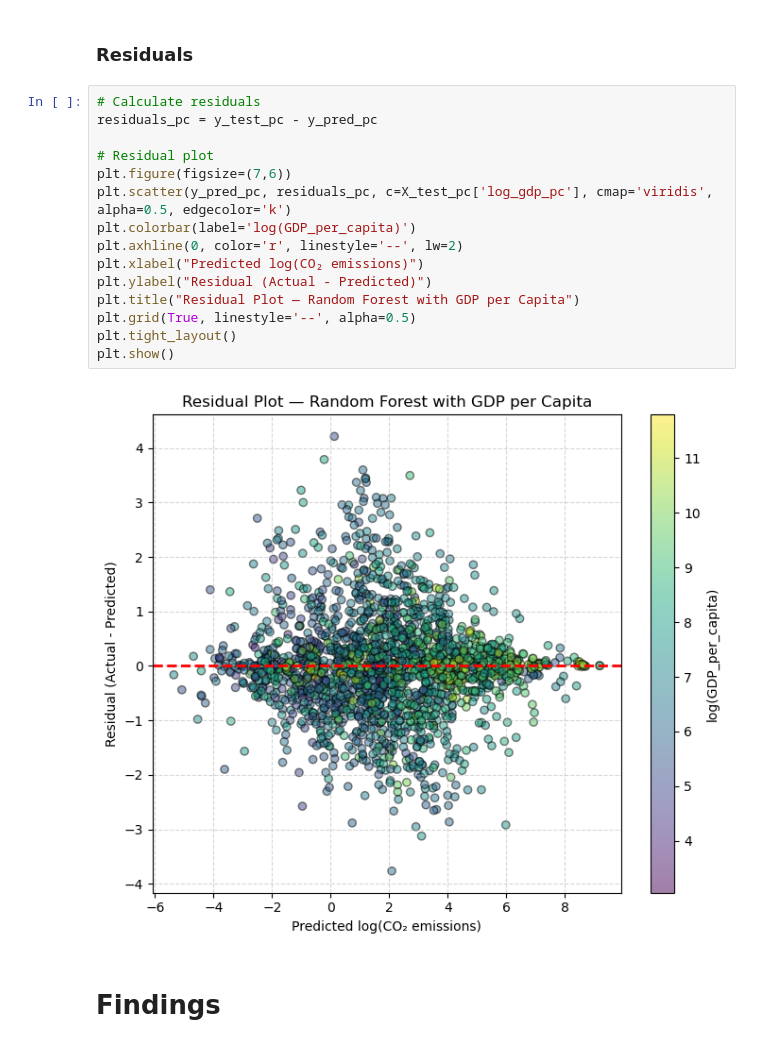
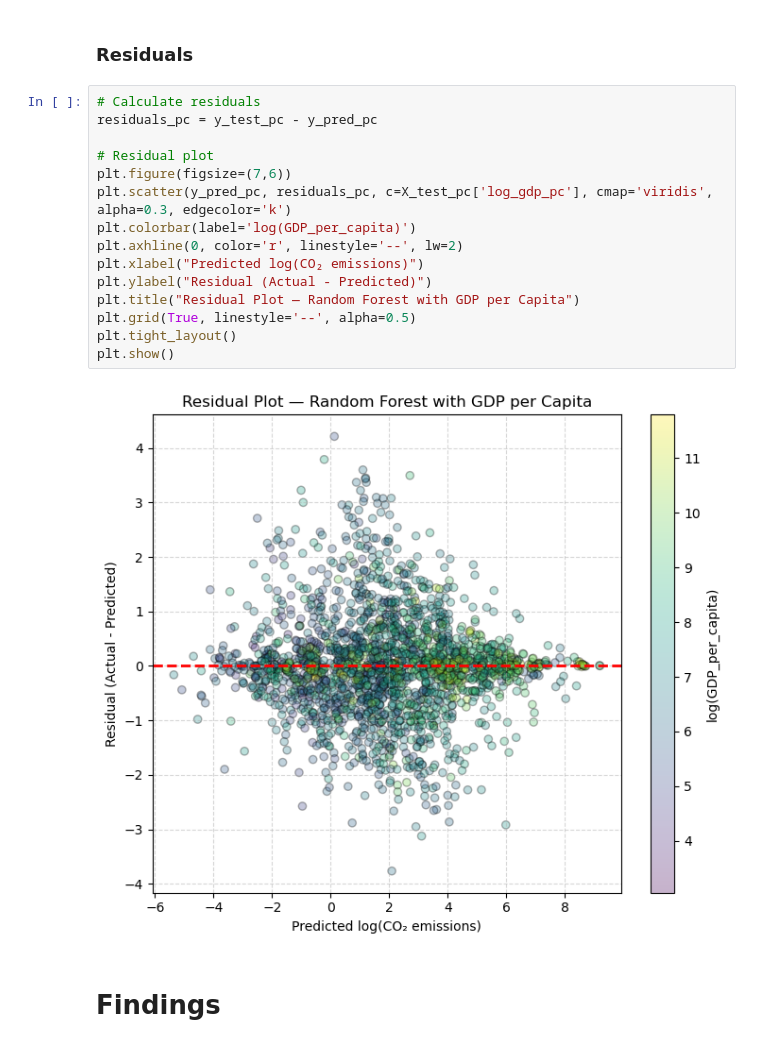
Before and after one commit to BurakJalohaukka/co2-gdp-eda-ml, a Jupyter notebook: co2_vs_gdp.ipynb, the cells around one changed output. Saved outputs shown, nothing was run; the diff lists cells and outputs as text.

```diff
--- a/co2_vs_gdp.ipynb
+++ b/co2_vs_gdp.ipynb
@@ -434,20 +434,20 @@ plt.show()
 # %%
 # Calculate residuals
 residuals_pc = y_test_pc - y_pred_pc
 
 # Residual plot
 plt.figure(figsize=(7,6))
-plt.scatter(y_pred_pc, residuals_pc, c=X_test_pc['log_gdp_pc'], cmap='viridis', alpha=0.5, edgecolor='k')
+plt.scatter(y_pred_pc, residuals_pc, c=X_test_pc['log_gdp_pc'], cmap='viridis', alpha=0.3, edgecolor='k')
 plt.colorbar(label='log(GDP_per_capita)')
 plt.axhline(0, color='r', linestyle='--', lw=2)
 plt.xlabel("Predicted log(CO₂ emissions)")
 plt.ylabel("Residual (Actual - Predicted)")
 plt.title("Residual Plot — Random Forest with GDP per Capita")
 plt.grid(True, linestyle='--', alpha=0.5)
 plt.tight_layout()
 plt.show()
 # %% [output]
-[figure, old version]
+[figure, new version]
 # %% [markdown]
 # Findings
 # %% [markdown]
```
Also changed, not shown: parts of 3 cells of this notebook.
